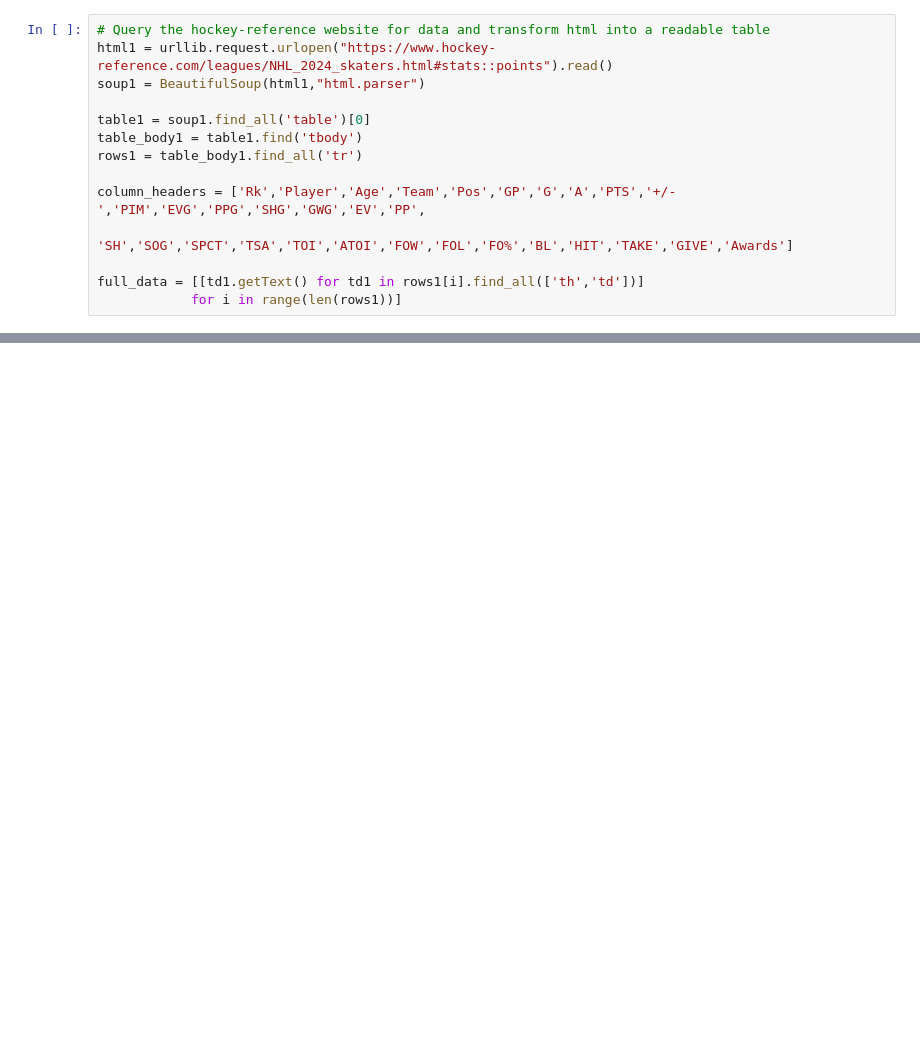
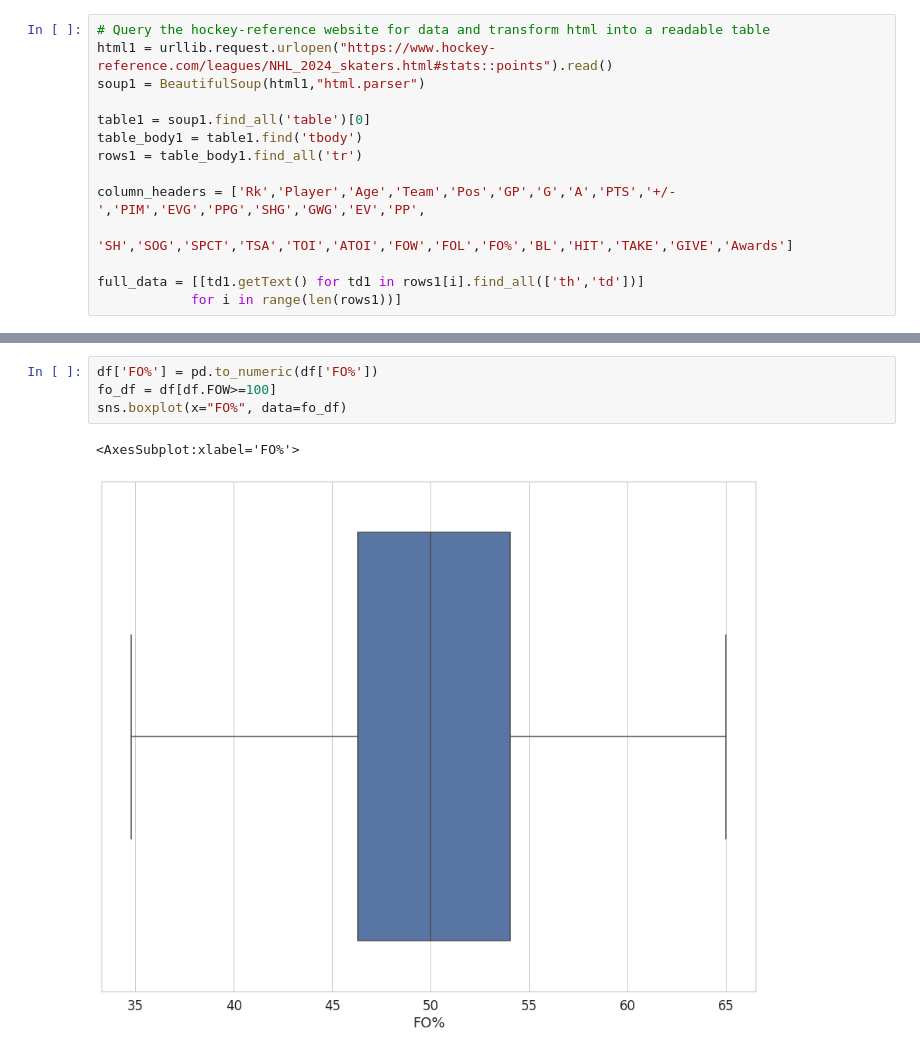
Before and after one commit to pbton/lonely_gold, a Jupyter notebook: NHL.ipynb, the cells around one changed output, grey strips where cells are left out. Cells and saved outputs as stored; diff of their text form; blank space fills up the shorter version.

```diff
--- a/NHL.ipynb
+++ b/NHL.ipynb
@@ -43,0 +55,7 @@ And there's our dataset! Looks like a few goalies slipped in, so let's clean tho
+# %%
+df['FO%'] = pd.to_numeric(df['FO%'])
+fo_df = df[df.FOW>=100]
+sns.boxplot(x="FO%", data=fo_df)
+# %% [output]
+<AxesSubplot:xlabel='FO%'>
+[figure, added]
```
Also changed, not shown: parts of 9 cells of this notebook.
